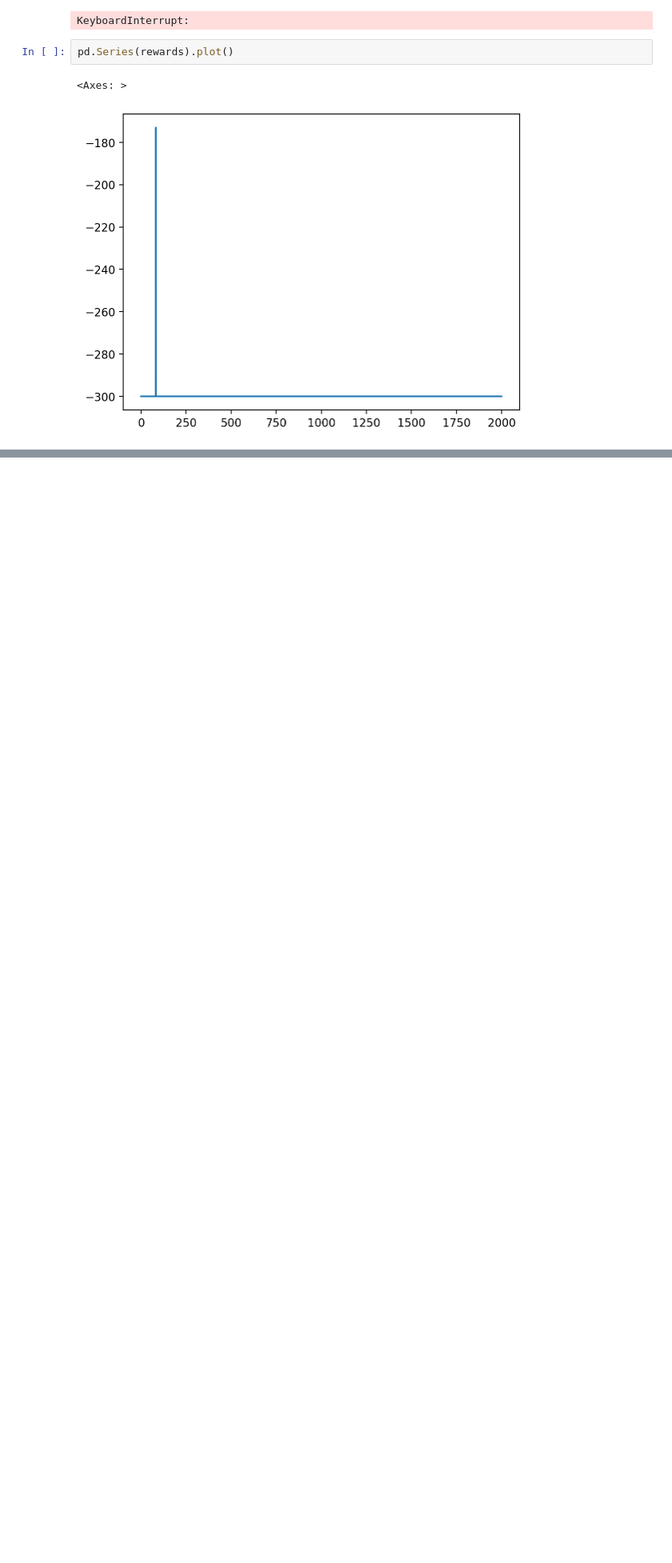
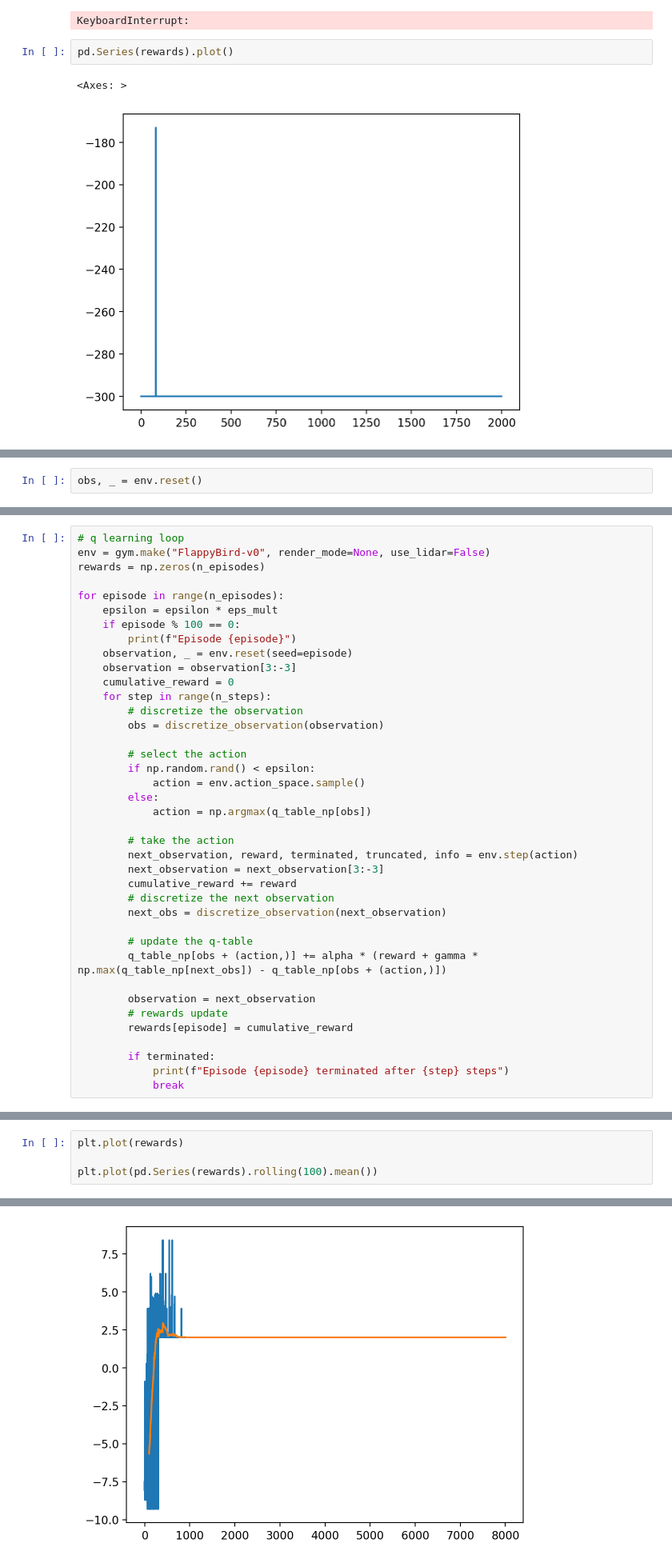
Before and after one commit to nipunbatra/ml-teaching, a Jupyter notebook: notebooks/rl-qlearning.ipynb, the cells around one changed output, grey strips where cells are left out. Shown at 80% size. Drawn from its saved outputs; the diff is of its cells as text; blank space fills up the shorter version.

```diff
--- a/notebooks/rl-qlearning.ipynb
+++ b/notebooks/rl-qlearning.ipynb
@@ -551,0 +555,2 @@ pd.Series(rewards).plot()
+# %%
+obs, _ = env.reset()
@@ -551,0 +633,39 @@ pd.Series(rewards).plot()
+# %%
+# q learning loop
+env = gym.make("FlappyBird-v0", render_mode=None, use_lidar=False)
+rewards = np.zeros(n_episodes)
+
+for episode in range(n_episodes):
+    epsilon = epsilon * eps_mult
+    if episode % 100 == 0:
+        print(f"Episode {episode}")
+    observation, _ = env.reset(seed=episode)
+    observation = observation[3:-3]
+    cumulative_reward = 0
+    for step in range(n_steps):
+        # discretize the observation
+        obs = discretize_observation(observation)
+
+        # select the action
+        if np.random.rand() < epsilon:
+            action = env.action_space.sample()
+        else:
+            action = np.argmax(q_table_np[obs])
+
+        # take the action
+        next_observation, reward, terminated, truncated, info = env.step(action)
+        next_observation = next_observation[3:-3]
+        cumulative_reward += reward
+        # discretize the next observation
+        next_obs = discretize_observation(next_observation)
+
+        # update the q-table
+        q_table_np[obs + (action,)] += alpha * (reward + gamma * np.max(q_table_np[next_obs]) - q_table_np[obs + (action,)])
+
+        observation = next_observation
+        # rewards update
+        rewards[episode] = cumulative_reward
+
+        if terminated:
+            print(f"Episode {episode} terminated after {step} steps")
+            break
@@ -551,0 +694,5 @@ pd.Series(rewards).plot()
+# %%
+plt.plot(rewards)
+
+plt.plot(pd.Series(rewards).rolling(100).mean())
+# %% [output]
@@ -551,0 +700 @@ pd.Series(rewards).plot()
+[figure, added]
```
Also changed, not shown: parts of 12 cells of this notebook, 1 other file.
